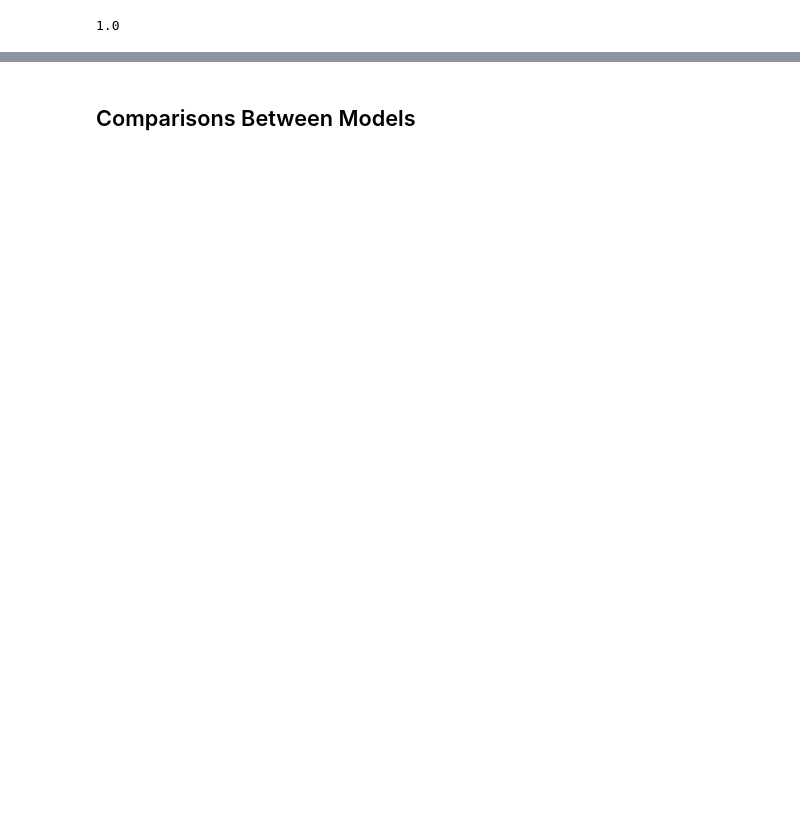
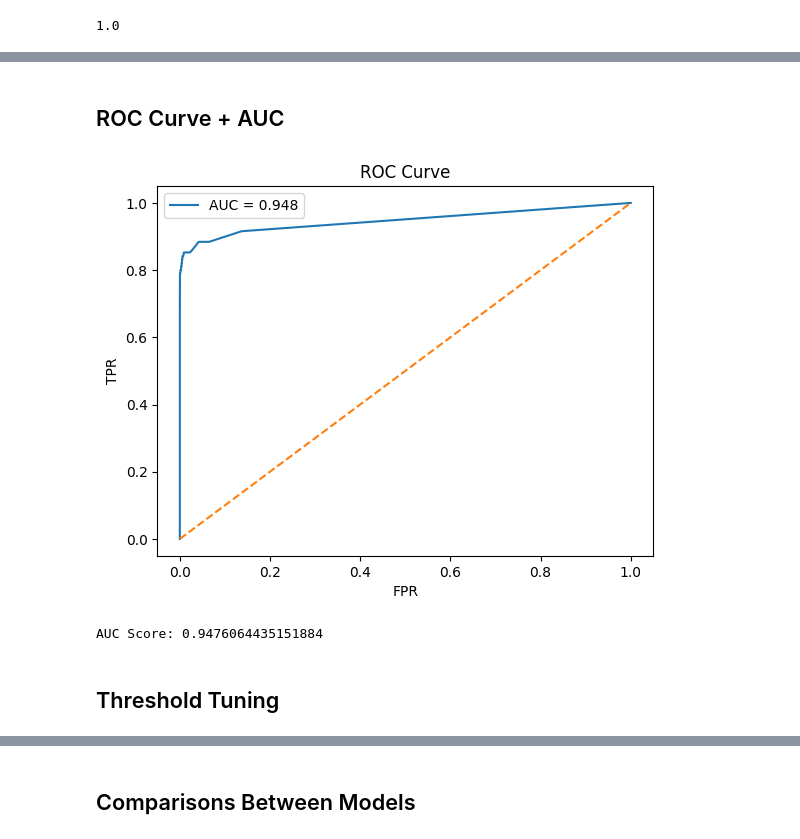
Before and after one commit to Basmala-Ahmedd/Credit-Card-Fraud-Detection, a Jupyter notebook: Notebook/Credit_Card_Fraud_Detection.ipynb, the cells around one changed output, grey strips where cells are left out. Cells and saved outputs as stored; diff of their text form; code cells hidden in the pictures; blank space fills up the shorter version.

```diff
--- a/Notebook/Credit_Card_Fraud_Detection.ipynb
+++ b/Notebook/Credit_Card_Fraud_Detection.ipynb
@@ -337,0 +354,10 @@ After SMOTE: [226602 226602]
+# %%
+from sklearn.decomposition import PCA
+
+smote = SMOTE(random_state=42)
+X_train_resampled_scaled, y_train_resampled = smote.fit_resample(X_train_scaled, y_train)
+
+pca = PCA(n_components=10)
+
+X_train_pca = pca.fit_transform(X_train_resampled_scaled)
+X_test_pca = pca.transform(X_test_scaled)
@@ -341,7 +371,7 @@ After SMOTE: [226602 226602]
 # Call
 lr = LogisticRegression(max_iter=1000, class_weight='balanced')
 # Fit
-lr.fit(X_train_resampled, y_train_resampled)
+lr.fit(X_train_pca, y_train_resampled)
 # %% [output]
 LogisticRegression(class_weight='balanced', max_iter=1000)
 # %%
@@ -367,7 +391,7 @@ F1_Score : 0.1
 #call
 rf = RandomForestClassifier(n_estimators=100,random_state=42,max_depth=None,n_jobs=-1)
 #fit
-rf.fit(X_train_resampled, y_train_resampled)
+rf.fit(X_train_pca, y_train_resampled)
 # %% [output]
 RandomForestClassifier(n_jobs=-1, random_state=42)
 # %%
@@ -429,0 +476,25 @@ F1_Score : 0.7777777777777778
+# %% [markdown]
+## ROC Curve + AUC
+# %%
+from sklearn.metrics import roc_curve, auc
+
+y_prob = rf.predict_proba(X_test_pca)[:,1]
+
+fpr, tpr, _ = roc_curve(y_test, y_prob)
+roc_auc = auc(fpr, tpr)
+
+plt.plot(fpr, tpr, label=f"AUC = {roc_auc:.3f}")
+plt.plot([0,1],[0,1],'--')
+plt.xlabel("FPR")
+plt.ylabel("TPR")
+plt.legend()
+plt.title("ROC Curve")
+plt.show()
+# %% [output]
+[figure, added]
+# %%
+print("AUC Score:", roc_auc)
+# %% [output]
+AUC Score: 0.9476064435151884
+# %% [markdown]
+## Threshold Tuning
```
Also changed, not shown: parts of 36 cells of this notebook.
